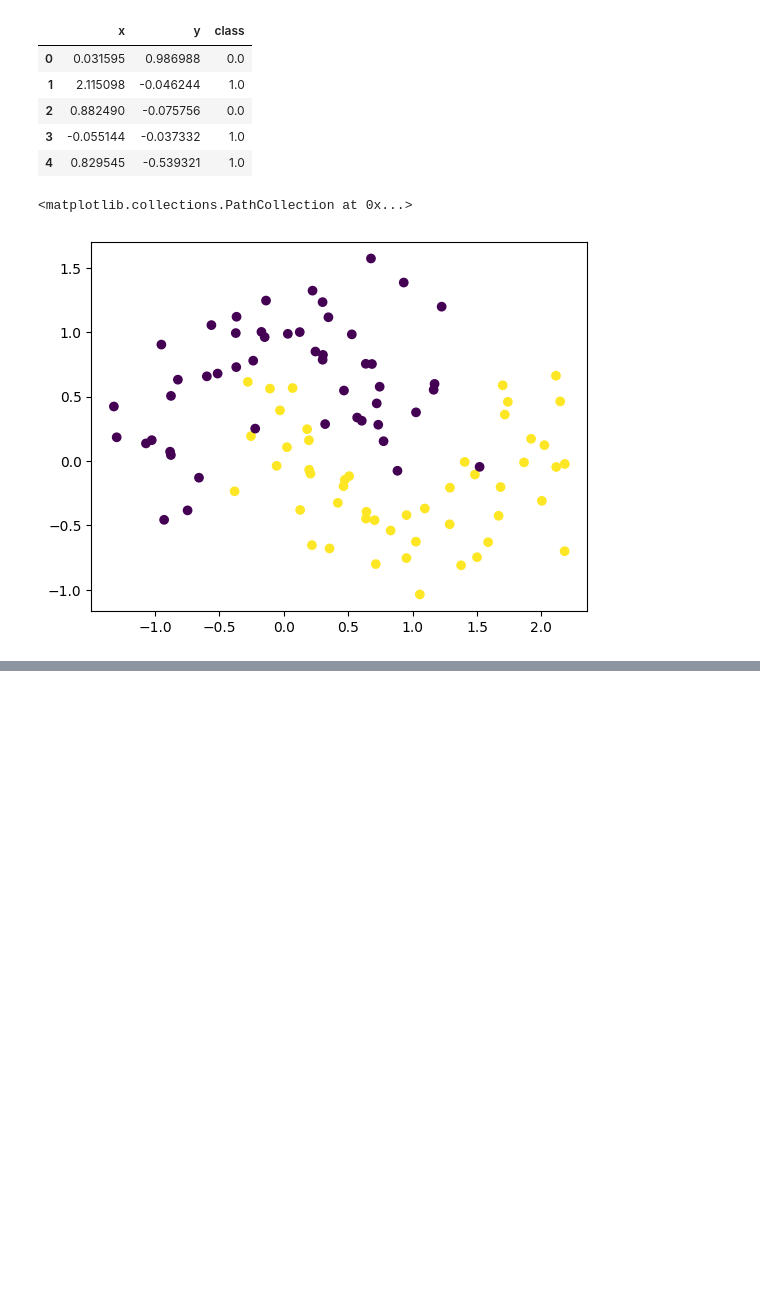
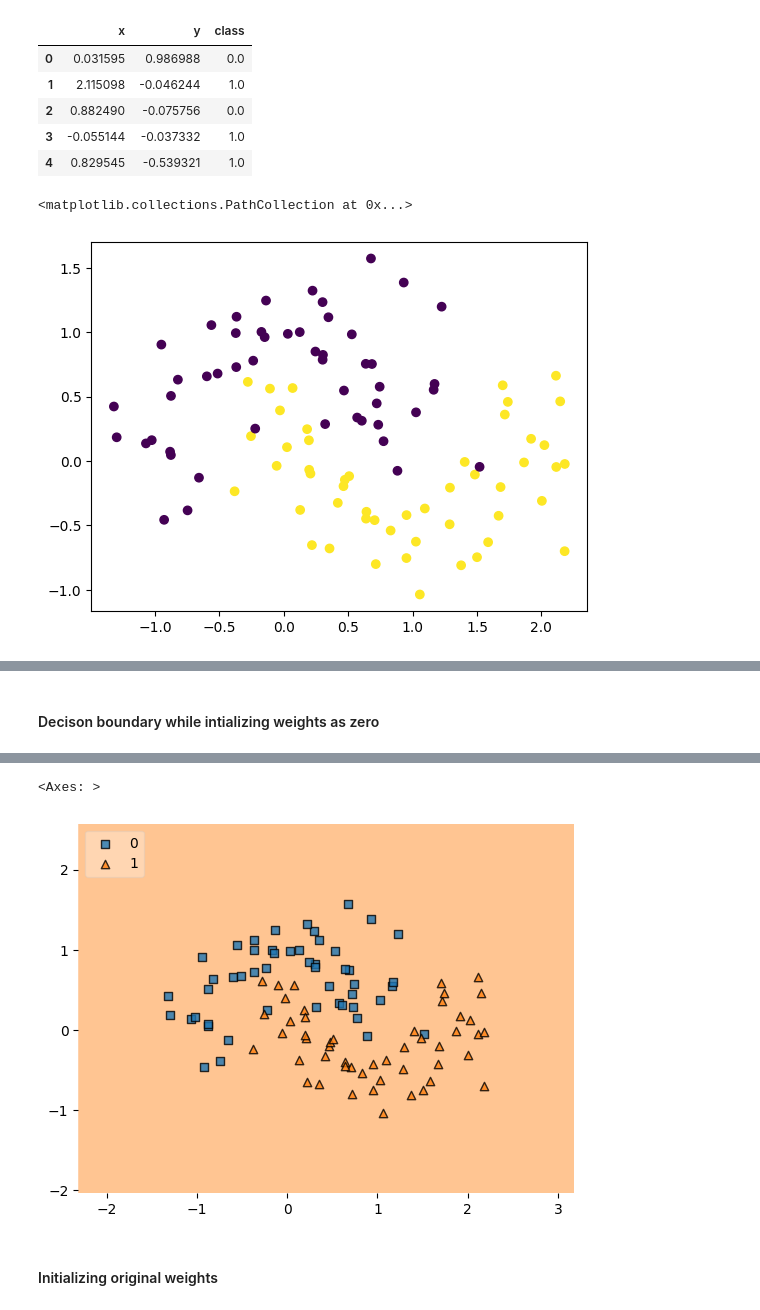
Before and after one commit to nomanmazharr/deeplearning, a Jupyter notebook: Weight_Initialization.ipynb, the cells around one changed output, grey strips where cells are left out. Drawn from its saved outputs; the diff is of its cells as text; code cells hidden in the pictures; blank space fills up the shorter version.

Commit message:
Zero weight initializatin and effect on activation functions

```diff
--- a/Weight_Initialization.ipynb
+++ b/Weight_Initialization.ipynb
@@ -69,0 +70,9 @@ array([[-0.12344813, -0.2600464 ,  0.18003029,  0.6711996 , -0.4053635 ,
+# %%
+import numpy as np
+
+weights[0] = np.zeros(weights[0].shape)
+weights[1] = np.zeros(weights[1].shape)
+weights[2] = np.zeros(weights[2].shape)
+weights[3] = np.zeros(weights[3].shape)
+# %%
+model.set_weights(weights)
@@ -69,0 +96,4 @@ array([[-0.12344813, -0.2600464 ,  0.18003029,  0.6711996 , -0.4053635 ,
+# %%
+model.compile(optimizer='adam', loss = 'binary_crossentropy', metrics=['accuracy'])
+# %%
+model.fit(x,y, epochs=100)
@@ -69,0 +141,6 @@ array([[-0.12344813, -0.2600464 ,  0.18003029,  0.6711996 , -0.4053635 ,
+# %% [markdown]
+#### Decison boundary while intializing weights as zero
+# %%
+from mlxtend.plotting import plot_decision_regions
+plot_decision_regions(np.array(x),np.array(y.astype(int)), clf=model, legend=2)
+# %% [output]
@@ -69,0 +148,4 @@ array([[-0.12344813, -0.2600464 ,  0.18003029,  0.6711996 , -0.4053635 ,
+<Axes: >
+[figure, added]
+# %% [markdown]
+#### Initializing original weights
```
Also changed, not shown: parts of 25 cells of this notebook.
